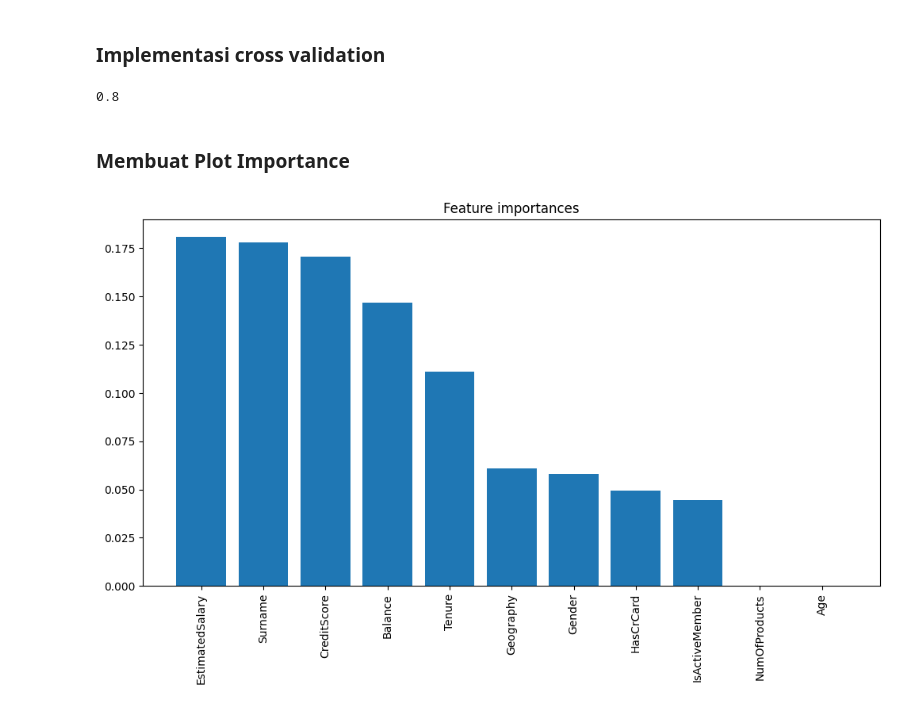
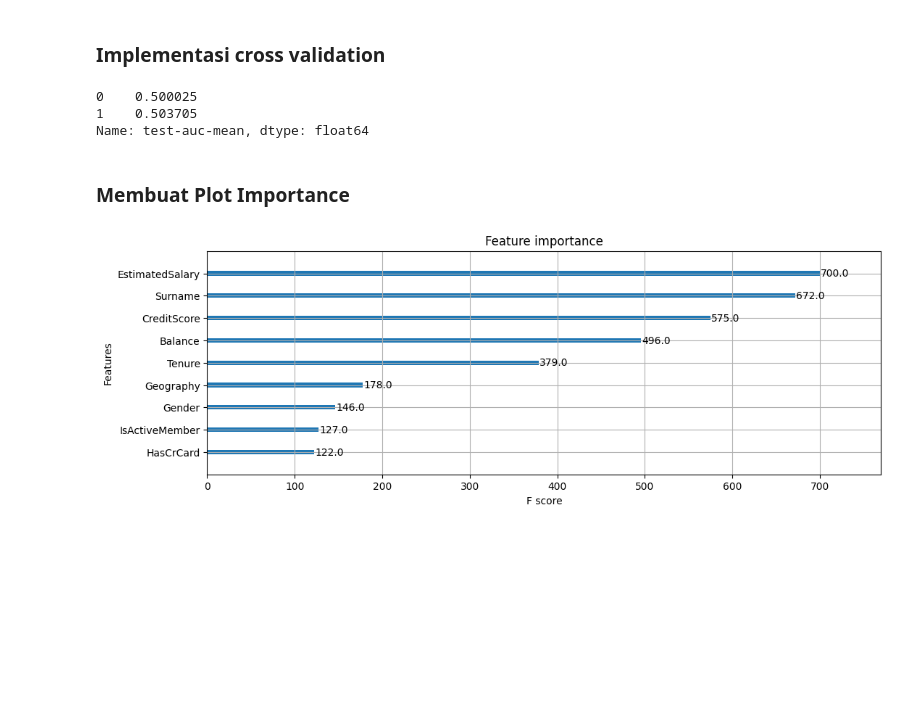
Before and after one commit to mzfuadi97/ChurnRate-ML, a Jupyter notebook: Submission_ML_Terapan.ipynb, the cells around one changed output. Drawn from its saved outputs; the diff is of its cells as text; code cells hidden in the pictures; blank space fills up the shorter version.

```diff
--- a/Submission_ML_Terapan.ipynb
+++ b/Submission_ML_Terapan.ipynb
@@ -438,6 +436,6 @@ print(df)
 # %% [markdown]
 ### Fitting Model
 # %%
-model = RandomForestClassifier()
+model = XGBClassifier()
 model.fit(x_train,y_train)
 # %% [output]
@@ -527,6 +535,7 @@ x_test = pd.DataFrame(data=x_test, columns=['Surname', 'CreditScore', 'Geography
 # %% [markdown]
 ### Implementasi cross validation
 # %%
+
 x_train["AV_label"] = 0
 x_test["AV_label"]  = 1
 
@@ -536,39 +545,36 @@ all_data = pd.concat([x_train, x_test], axis=0, ignore_index=True)
 # shuffle
 all_data_shuffled = all_data.sample(frac=1)
 
-# define our features and target variable
+# create our DMatrix (the XGBoost data structure)
 X = all_data_shuffled.drop(['AV_label'], axis=1)
 y = all_data_shuffled['AV_label']
-# create our RandomForestClassifier object
-rfc = RandomForestClassifier(n_estimators=200, max_depth=5)
+XGBdata = xgb.DMatrix(data=X,label=y)
 
-# perform cross validation with RandomForest
-cross_val_results = cross_val_score(rfc, X, y, cv=5, scoring='accuracy')
+# our XGBoost parameters
+params = {"objective":"binary:logistic",
+          "eval_metric":"logloss",
+          'learning_rate': 0.05,
+          'max_depth': 5, }
+
+# perform cross validation with XGBoost
+cross_val_results = xgb.cv(dtrain=XGBdata, params=params,
+                       nfold=5, metrics="auc",
+                       num_boost_round=200,early_stopping_rounds=20,
+                       as_pandas=True)
 
 # print out the final result
-print(cross_val_results.mean())
+print((cross_val_results["test-auc-mean"]))
 # %% [output]
-0.8
+0    0.500025
+1    0.503705
+Name: test-auc-mean, dtype: float64
 # %% [markdown]
 ### Membuat Plot Importance
-# %%
-# Instantiate a random forest classifier object
-rfc = RandomForestClassifier(n_estimators=100, max_depth=10, min_samples_split=2)
-
-# Fit the classifier to the data
-rfc.fit(X, y)
-
-# Get the feature importances
-importances = rfc.feature_importances_
-
-# Sort the features by importance in descending order
-indices = np.argsort(importances)[::-1]
-
-# Plot the feature importances
-plt.figure(figsize=(12, 6))
-plt.title("Feature importances")
-plt.bar(range(X.shape[1]), importances[indices])
-plt.xticks(range(X.shape[1]), X.columns[indices], rotation=90)
-plt.show()
-# %% [output]
-[figure, removed]
+# %%
+classifier_over = XGBClassifier(eval_metric='logloss',use_label_encoder=False)
+classifier_over.fit(X, y)
+fig, ax = plt.subplots(figsize=(12,4))
+plot_importance(classifier_over, ax=ax)
+plt.show();
+# %% [output]
+[figure, added]
```
Also changed, not shown: parts of 12 cells of this notebook, 1 other file.
